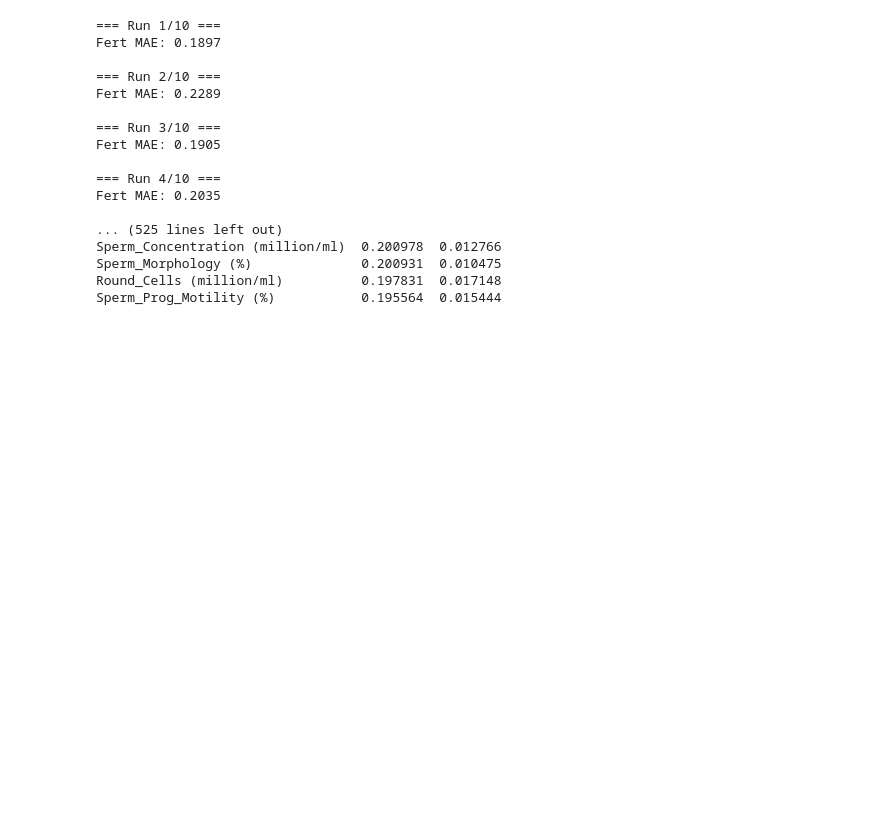
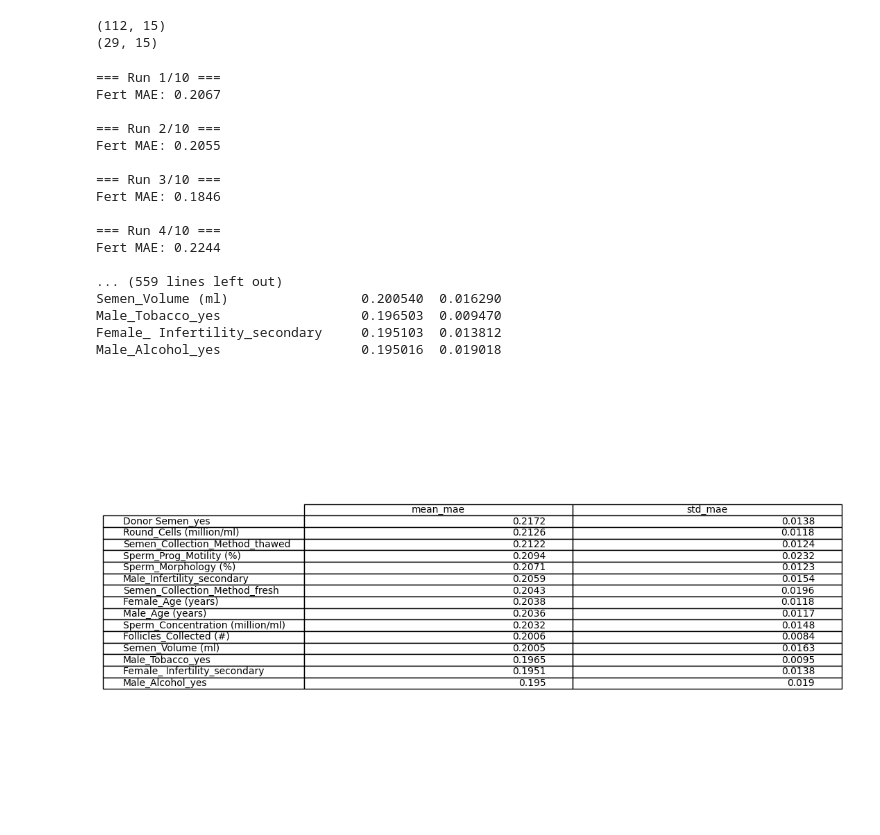
Before and after one commit to YaasinCole/Blast_Fert_Predict_Model, a Jupyter notebook: Blast_Fert_Predict_Model.ipynb, the cells around one changed output. Cells and saved outputs as stored; diff of their text form; code cells hidden in the pictures; blank space fills up the shorter version.

```diff
--- a/Blast_Fert_Predict_Model.ipynb
+++ b/Blast_Fert_Predict_Model.ipynb
@@ -322,3 +807,9 @@ Final Blast range: 1e-06 0.999999
+# %%
+print(x_train_scaled.shape)
+print(x_val_scaled.shape)
+# %% [output]
+(112, 15)
+(29, 15)
 # %%
 ##Baseline for 10 runs of the model
 def build_fert_model(input_dim):
@@ -390,42 +881,59 @@ feature_importance_results = {}
 for i, feature in enumerate(x_train.columns):
     print(f"\n--- Dropping feature: {feature} ---")
 
     # Drop column from train/val
     x_train_drop = np.delete(x_train_scaled, i, axis=1)
     x_val_drop   = np.delete(x_val_scaled, i, axis=1)
 
     # Run 10 times
     mae_list, mean_mae, std_mae,_ = run_baseline_n_times(x_train_drop, y_fert_train, x_val_drop, y_fert_val, n_runs=10)
 
     feature_importance_results[feature] = {
         "mean_mae": mean_mae,
         "std_mae": std_mae
     }
 
 # Convert results to DataFrame for inspection
 import pandas as pd
 feat_imp_df = pd.DataFrame.from_dict(feature_importance_results, orient="index")
 feat_imp_df.sort_values("mean_mae", ascending=False, inplace=True)
 print("\nFeature drop results (higher MAE = more important):")
 print(feat_imp_df)
+
+import matplotlib.pyplot as plt
+
+fig, ax = plt.subplots(figsize=(10, 8))
+ax.axis('tight')
+ax.axis('off')
+
+table = ax.table(
+    cellText=feat_imp_df.round(4).values,
+    colLabels=feat_imp_df.columns,
+    rowLabels=feat_imp_df.index,
+    loc='center'
+)
+
+plt.savefig("feature_importance_table_fert.png", dpi=300, bbox_inches='tight')
+plt.show()
 # %% [output]
 === Run 1/10 ===
-Fert MAE: 0.1897
+Fert MAE: 0.2067
 
 === Run 2/10 ===
-Fert MAE: 0.2289
+Fert MAE: 0.2055
 
 === Run 3/10 ===
-Fert MAE: 0.1905
+Fert MAE: 0.1846
 
 === Run 4/10 ===
-Fert MAE: 0.2035
+Fert MAE: 0.2244
 
-... (525 lines left out)
-Sperm_Concentration (million/ml)  0.200978  0.012766
-Sperm_Morphology (%)              0.200931  0.010475
-Round_Cells (million/ml)          0.197831  0.017148
-Sperm_Prog_Motility (%)           0.195564  0.015444
+... (559 lines left out)
+Semen_Volume (ml)                 0.200540  0.016290
+Male_Tobacco_yes                  0.196503  0.009470
+Female_ Infertility_secondary     0.195103  0.013812
+Male_Alcohol_yes                  0.195016  0.019018
+[figure, added]
 # %%
 # ===============================
 # Baseline + Feature-drop for Blastulation Model
```
Also changed, not shown: parts of 34 cells of this notebook, 33 other files.
